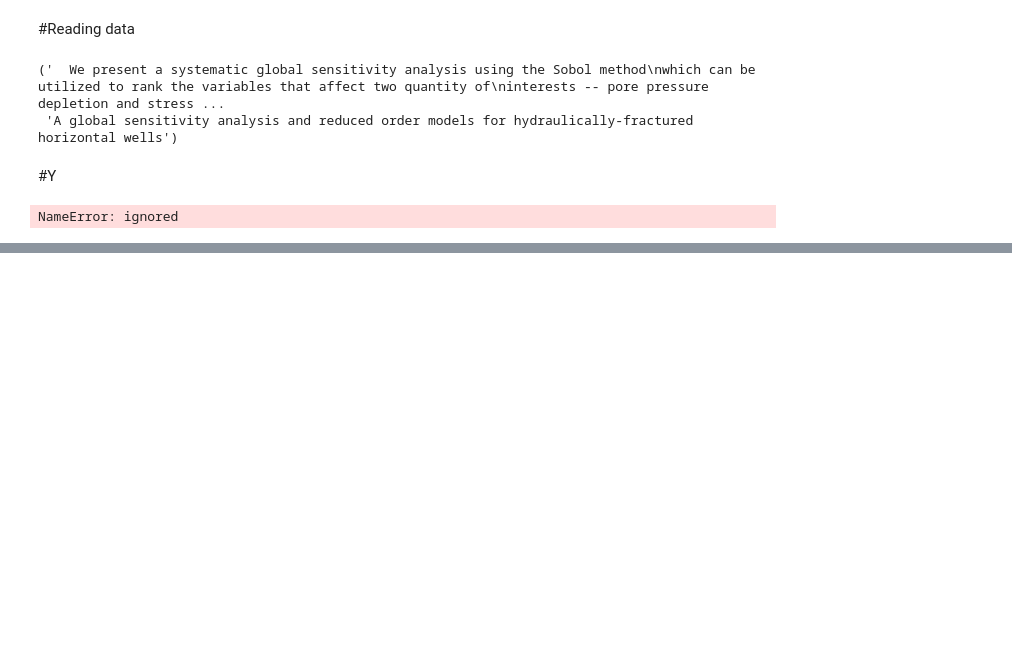
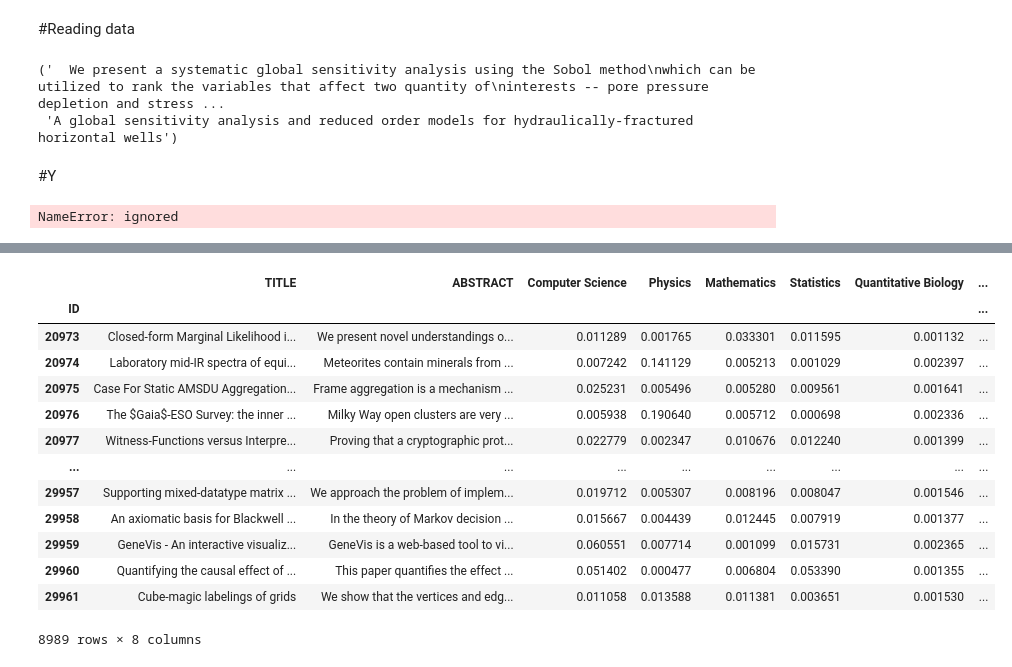
Before and after one commit to vyassuyog1/Janta-hack1, a Jupyter notebook: JantaHackLibrary.ipynb, the cells around one changed output, grey strips where cells are left out. Saved outputs shown, nothing was run; the diff lists cells and outputs as text; code cells hidden in the pictures; blank space fills up the shorter version.

```diff
--- a/JantaHackLibrary.ipynb
+++ b/JantaHackLibrary.ipynb
@@ -111,0 +319,13 @@ NameError: ignored
+# %%
+num_epochs=20
+batch_size=32
+
+history=model.fit(X_train_padded,
+                  Y_train,
+                  batch_size,
+                  num_epochs,
+                  validation_data=(X_val_padded,Y_val),
+                  shuffle=True,
+                  callbacks=[model_checkpoint_callback]
+
+                  )
@@ -111,0 +350,3 @@ NameError: ignored
+# %%
+model_best=model.load_weights(checkpoint_filepath)
+print(model_best)
@@ -111,0 +355,3 @@ NameError: ignored
+# %%
+Y_pred=model.predict(X_test_padded,32,callbacks=[model_checkpoint_callback])
+Y_pred
@@ -111,0 +376,3 @@ NameError: ignored
+# %%
+Y=pd.DataFrame(Y_pred,columns=list(df.columns[2:-1]))
+Y
@@ -111,0 +393,19 @@ NameError: ignored
+# %%
+submission=pd.concat([data_test_original,Y],axis=1)
+submission.set_index('ID',inplace=True)
+submission
+# %% [output]
+|  | TITLE | ABSTRACT | Computer Science | Physics | Mathematics | Statistics | Quantitative Biology | ... |
+| ID |  |  |  |  |  |  |  | ... |
+| 20973 | Closed-form Marginal Likelihood i... | We present novel understandings o... | 0.011289 | 0.001765 | 0.033301 | 0.011595 | 0.001132 | ... |
+| 20974 | Laboratory mid-IR spectra of equi... | Meteorites contain minerals from ... | 0.007242 | 0.141129 | 0.005213 | 0.001029 | 0.002397 | ... |
+| 20975 | Case For Static AMSDU Aggregation... | Frame aggregation is a mechanism ... | 0.025231 | 0.005496 | 0.005280 | 0.009561 | 0.001641 | ... |
+| 20976 | The $Gaia$-ESO Survey: the inner ... | Milky Way open clusters are very ... | 0.005938 | 0.190640 | 0.005712 | 0.000698 | 0.002336 | ... |
+| 20977 | Witness-Functions versus Interpre... | Proving that a cryptographic prot... | 0.022779 | 0.002347 | 0.010676 | 0.012240 | 0.001399 | ... |
+| ... | ... | ... | ... | ... | ... | ... | ... | ... |
+| 29957 | Supporting mixed-datatype matrix ... | We approach the problem of implem... | 0.019712 | 0.005307 | 0.008196 | 0.008047 | 0.001546 | ... |
+| 29958 | An axiomatic basis for Blackwell ... | In the theory of Markov decision ... | 0.015667 | 0.004439 | 0.012445 | 0.007919 | 0.001377 | ... |
+| 29959 | GeneVis - An interactive visualiz... | GeneVis is a web-based tool to vi... | 0.060551 | 0.007714 | 0.001099 | 0.015731 | 0.002365 | ... |
+| 29960 | Quantifying the causal effect of ... | This paper quantifies the effect ... | 0.051402 | 0.000477 | 0.006804 | 0.053390 | 0.001355 | ... |
+| 29961 | Cube-magic labelings of grids | We show that the vertices and edg... | 0.011058 | 0.013588 | 0.011381 | 0.003651 | 0.001530 | ... |
+8989 rows × 8 columns
```
Also changed, not shown: parts of 37 cells of this notebook.
